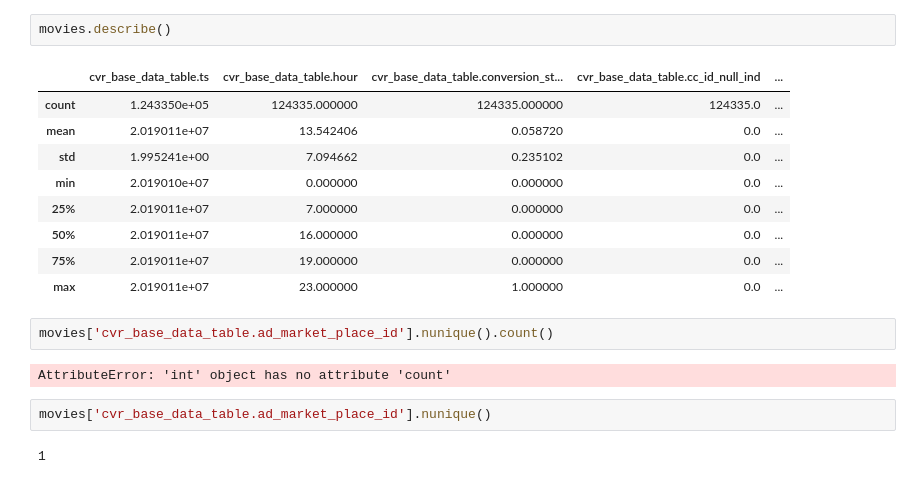
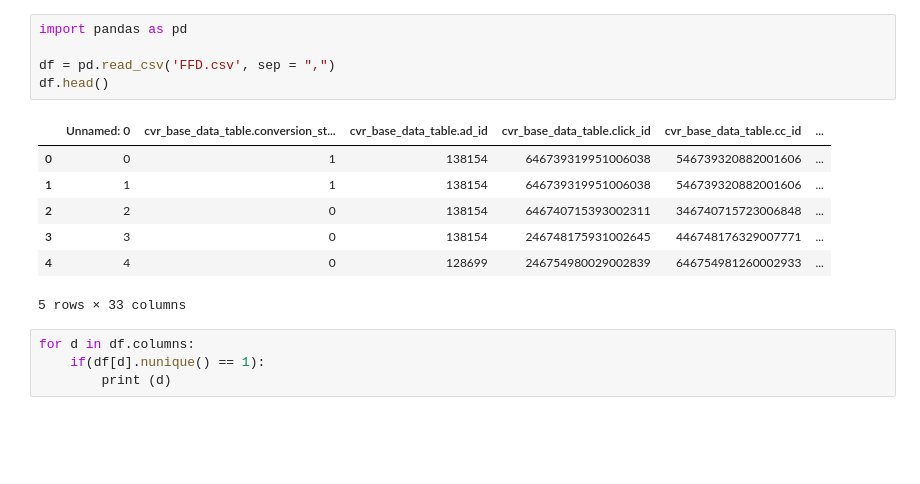
Before and after one commit to coderbond007/Data-Analysis-of-Ads, a Jupyter notebook: Data Anlysis.ipynb, the cells around one changed output. Cells and saved outputs as stored; diff of their text form; blank space fills up the shorter version.

```diff
--- a/Data Anlysis.ipynb
+++ b/Data Anlysis.ipynb
@@ -67,20 +1,17 @@ None
-# %%
-movies.describe()
-# %% [output]
-|  | cvr_base_data_table.ts | cvr_base_data_table.hour | cvr_base_data_table.conversion_st... | cvr_base_data_table.cc_id_null_ind | ... |
-| count | 1.243350e+05 | 124335.000000 | 124335.000000 | 124335.0 | ... |
-| mean | 2.019011e+07 | 13.542406 | 0.058720 | 0.0 | ... |
-| std | 1.995241e+00 | 7.094662 | 0.235102 | 0.0 | ... |
-| min | 2.019010e+07 | 0.000000 | 0.000000 | 0.0 | ... |
-| 25% | 2.019011e+07 | 7.000000 | 0.000000 | 0.0 | ... |
-| 50% | 2.019011e+07 | 16.000000 | 0.000000 | 0.0 | ... |
-| 75% | 2.019011e+07 | 19.000000 | 0.000000 | 0.0 | ... |
-| max | 2.019011e+07 | 23.000000 | 1.000000 | 0.0 | ... |
-# %%
-movies['cvr_base_data_table.ad_market_place_id'].nunique().count()
-# %% [output]
-AttributeError: 'int' object has no attribute 'count'
-# %%
-movies['cvr_base_data_table.ad_market_place_id'].nunique()
-# %% [output]
-1
+# %%
+import pandas as pd
+
+df = pd.read_csv('FFD.csv', sep = ",")
+df.head()
+# %% [output]
+|  | Unnamed: 0 | cvr_base_data_table.conversion_st... | cvr_base_data_table.ad_id | cvr_base_data_table.click_id | cvr_base_data_table.cc_id | ... |
+| 0 | 0 | 1 | 138154 | 646739319951006038 | 546739320882001606 | ... |
+| 1 | 1 | 1 | 138154 | 646739319951006038 | 546739320882001606 | ... |
+| 2 | 2 | 0 | 138154 | 646740715393002311 | 346740715723006848 | ... |
+| 3 | 3 | 0 | 138154 | 246748175931002645 | 446748176329007771 | ... |
+| 4 | 4 | 0 | 128699 | 246754980029002839 | 646754981260002933 | ... |
+5 rows × 33 columns
+# %%
+for d in df.columns:
+    if(df[d].nunique() == 1):
+        print (d)
```
Also changed, not shown: parts of 17 cells of this notebook, 2 other files.
